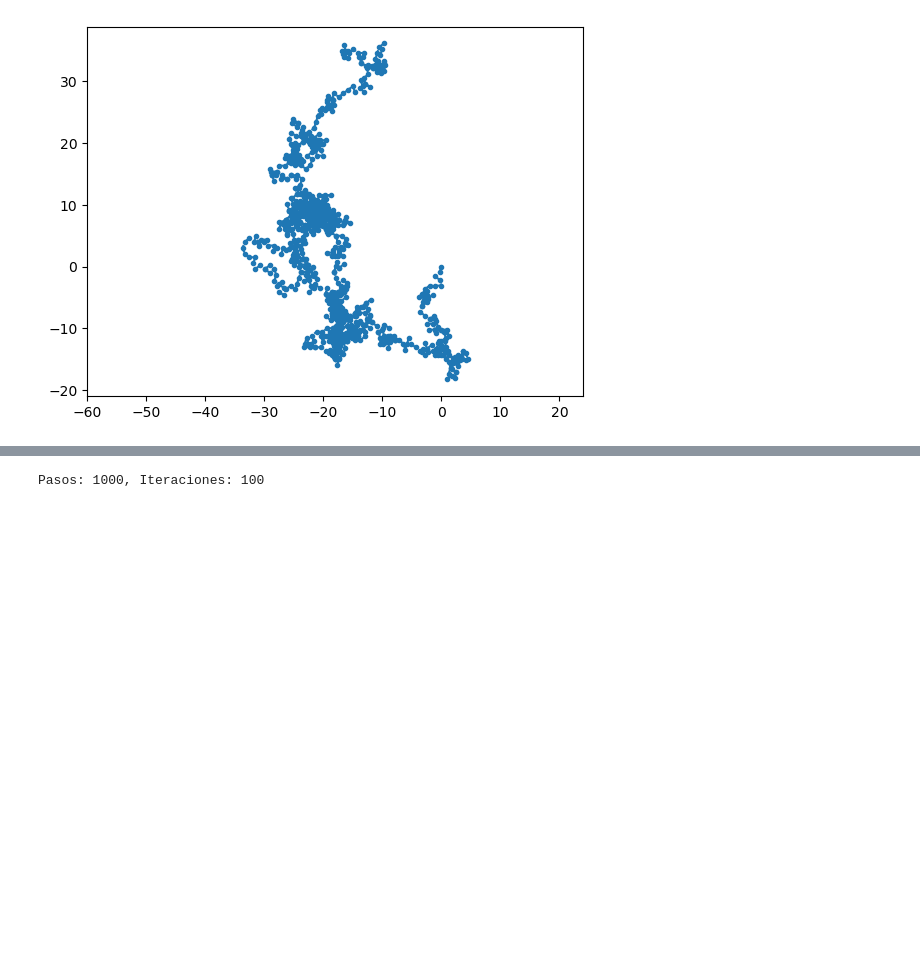
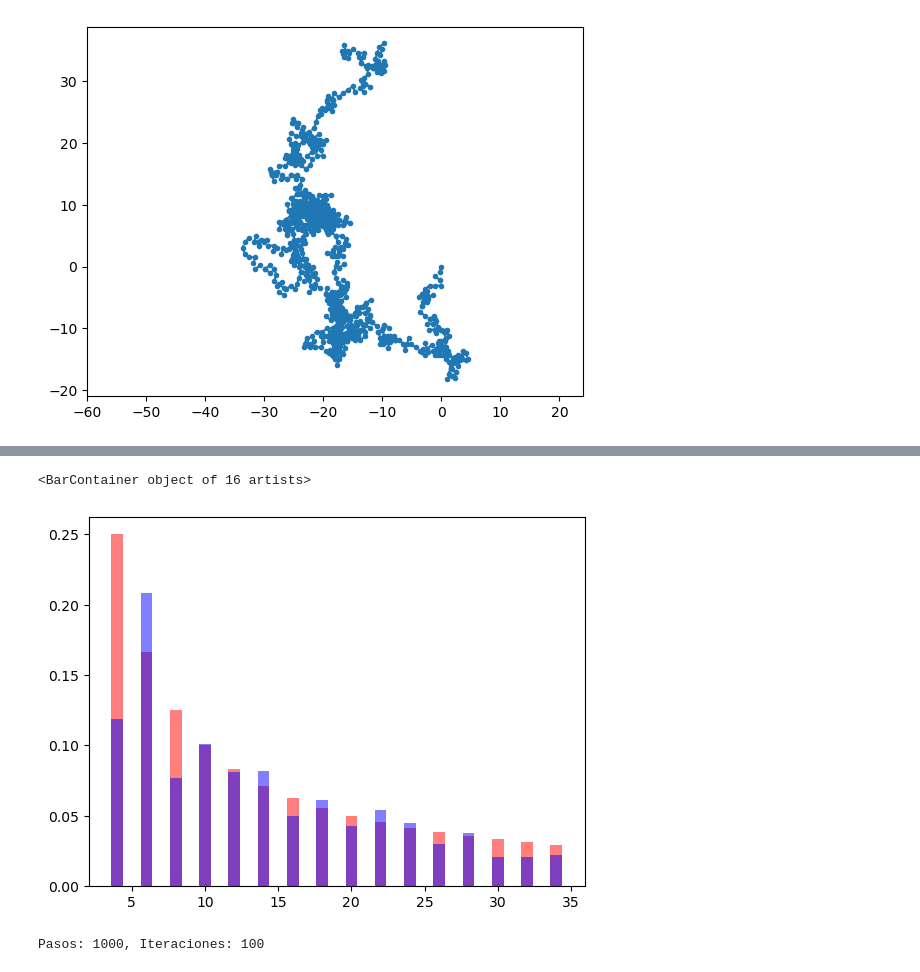
Before and after one commit to Jaimendo99/random_num_gen, a Jupyter notebook: random_path.ipynb, the cells around one changed output, grey strips where cells are left out. Drawn from its saved outputs; the diff is of its cells as text; code cells hidden in the pictures; blank space fills up the shorter version.

```diff
--- a/random_path.ipynb
+++ b/random_path.ipynb
@@ -104,3 +81,11 @@ len(probabilidad[3][1])/500
+# %%
+th = theory_p
+pr = probabilidad_p
+plt.bar(*zip(*th), color='red', alpha=0.5)
+plt.bar(*zip(*pr), color='blue', alpha=0.5)
+# %% [output]
+<BarContainer object of 16 artists>
+[figure, added]
 # %%
 def get_origin_probability(iteraciones=1000, pasos = 100000):
     llego=[]
```
Also changed, not shown: parts of 4 cells of this notebook.
